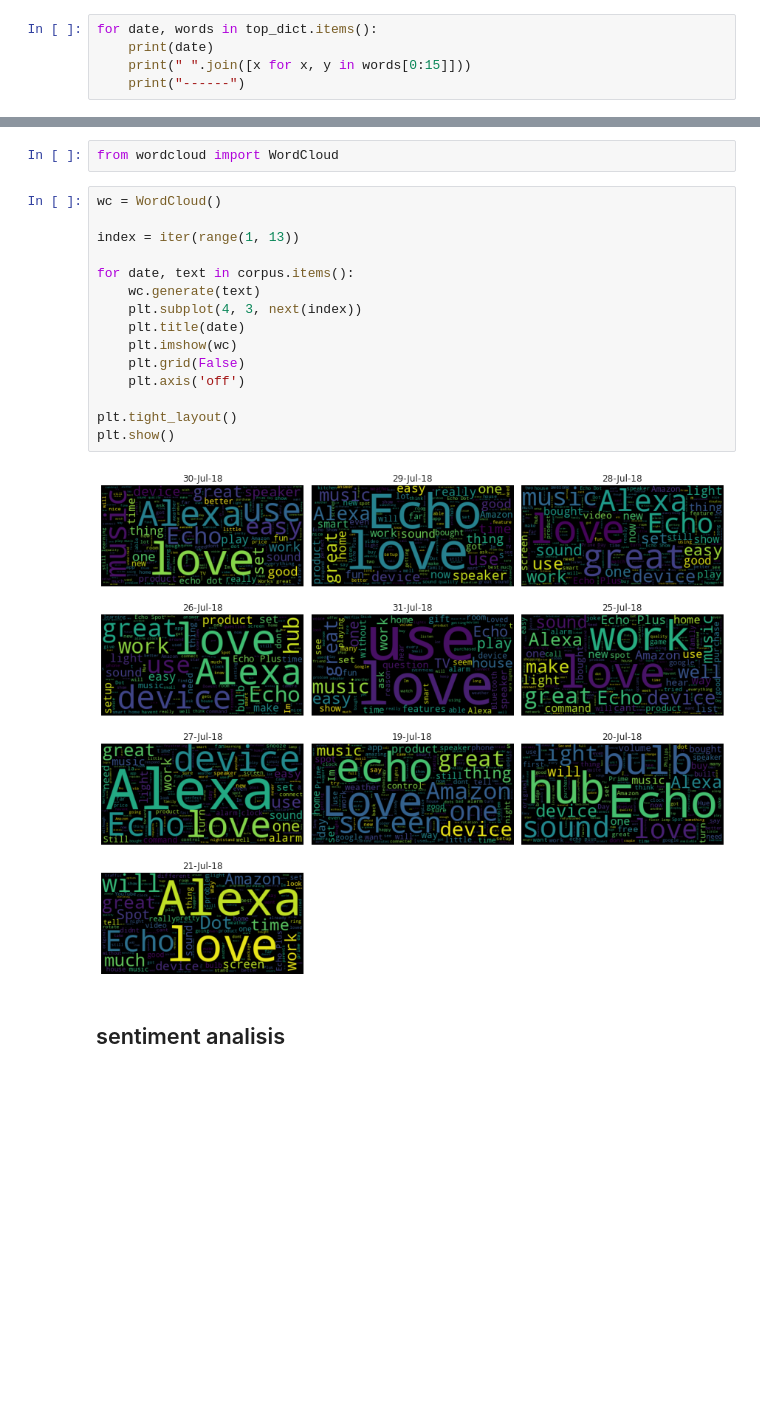
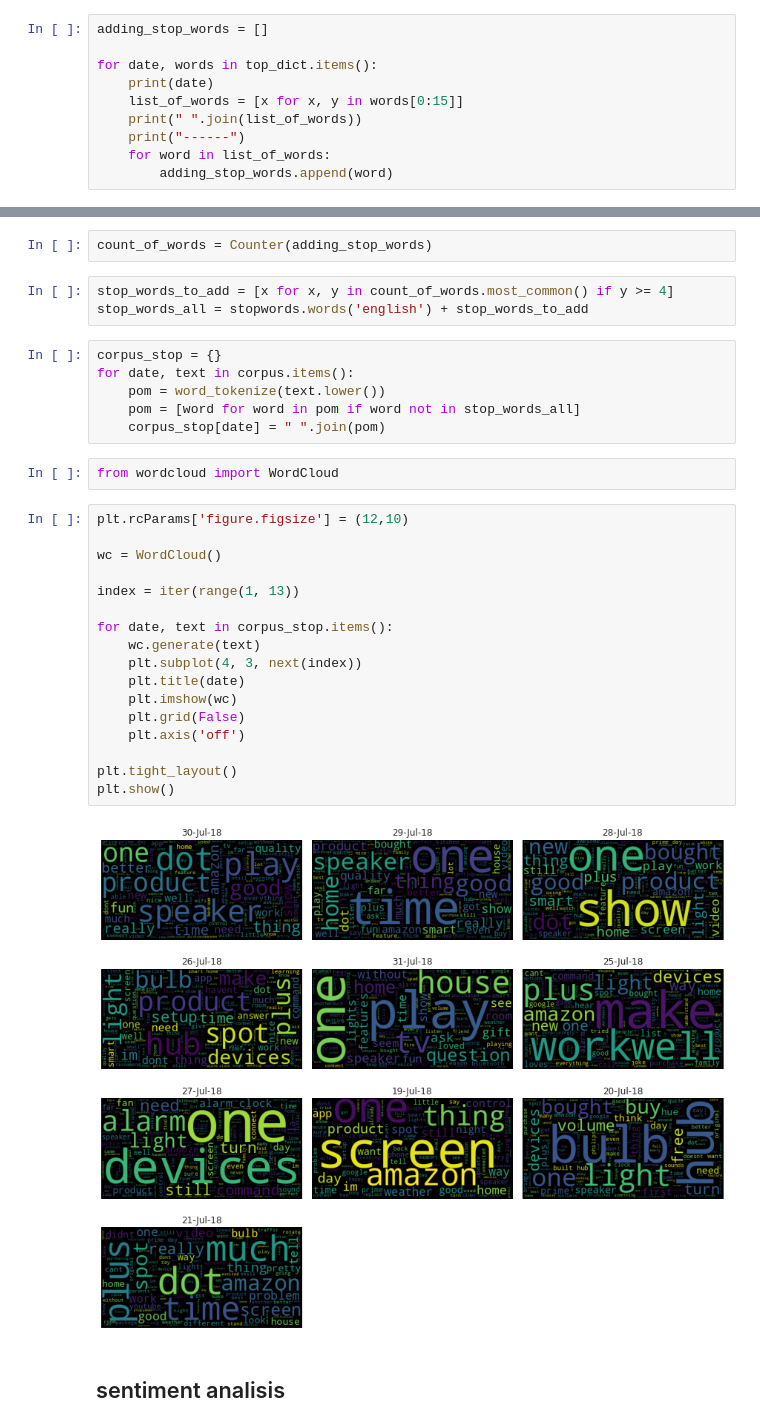
Before and after one commit to Filip-Hanasz/NLP-Amazon_reviews, a Jupyter notebook: Amazon_analisis.ipynb, the cells around one changed output, grey strips where cells are left out. Cells and saved outputs as stored; diff of their text form; blank space fills up the shorter version.

Commit message:
usuniecie stopwordow w wordcloudach

```diff
--- a/Amazon_analisis.ipynb
+++ b/Amazon_analisis.ipynb
@@ -125,8 +132,13 @@ top_dict
 # %%
+adding_stop_words = []
+
 for date, words in top_dict.items():
     print(date)
-    print(" ".join([x for x, y in words[0:15]]))
+    list_of_words = [x for x, y in words[0:15]]
+    print(" ".join(list_of_words))
     print("------")
+    for word in list_of_words:
+        adding_stop_words.append(word)
 # %% [output]
 30-Jul-18
 love echo great alexa music like use easy works just set sound play dot speaker
@@ -148,22 +168,35 @@ echo alexa love great plus amazon just dot screen time really spot like day thin
+# %%
+count_of_words = Counter(adding_stop_words)
+# %%
+stop_words_to_add = [x for x, y in count_of_words.most_common() if y >= 4]
+stop_words_all = stopwords.words('english') + stop_words_to_add
+# %%
+corpus_stop = {}
+for date, text in corpus.items():
+    pom = word_tokenize(text.lower())
+    pom = [word for word in pom if word not in stop_words_all]
+    corpus_stop[date] = " ".join(pom)
 # %%
 from wordcloud import WordCloud
 # %%
+plt.rcParams['figure.figsize'] = (12,10)
+
 wc = WordCloud()
 
 index = iter(range(1, 13))
 
-for date, text in corpus.items():
+for date, text in corpus_stop.items():
     wc.generate(text)
     plt.subplot(4, 3, next(index))
     plt.title(date)
     plt.imshow(wc)
     plt.grid(False)
     plt.axis('off')
 
 plt.tight_layout()
 plt.show()
 # %% [output]
-[figure, old version]
+[figure, new version]
 # %% [markdown]
 ## sentiment analisis
 # %%
```
Also changed, not shown: parts of 6 cells of this notebook.
